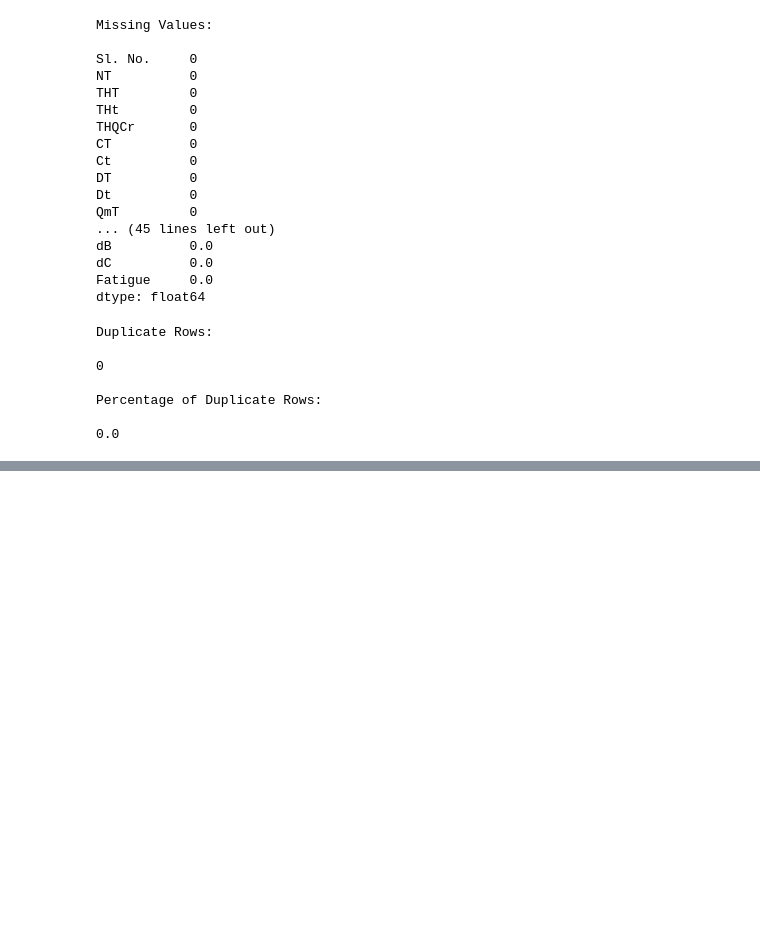
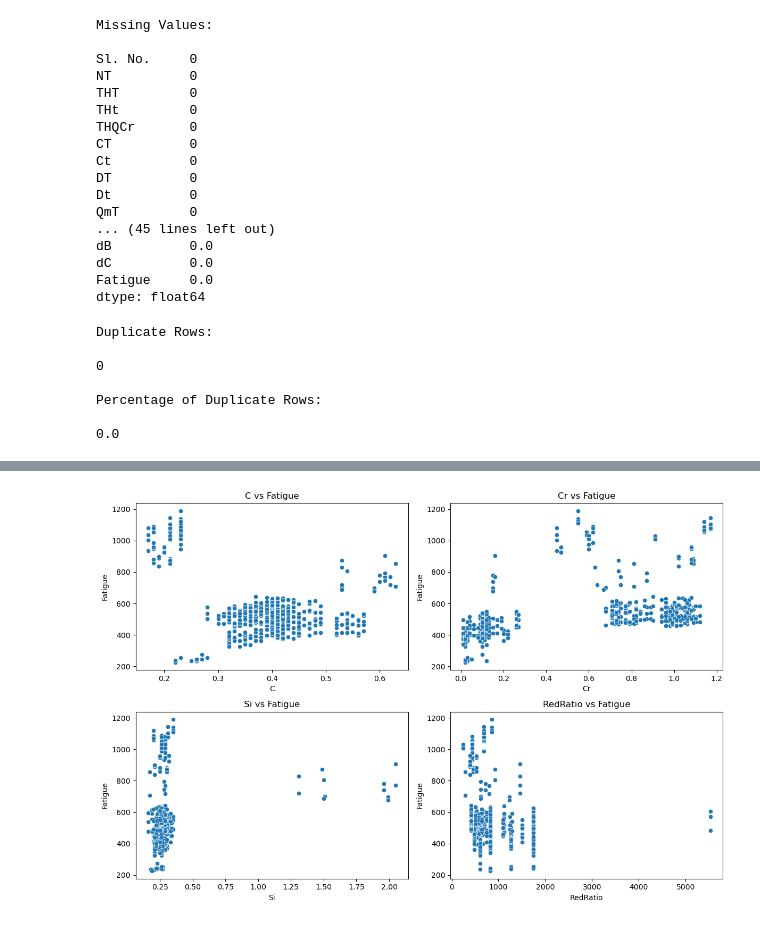
Before and after one commit to ilanrosc/steel-fatigue-prediction, a Jupyter notebook: notebooks/eda.ipynb, the cells around one changed output, grey strips where cells are left out. Cells and saved outputs as stored; diff of their text form; code cells hidden in the pictures; blank space fills up the shorter version.

```diff
--- a/notebooks/eda.ipynb
+++ b/notebooks/eda.ipynb
@@ -94,0 +157,12 @@ max      0.130000    0.050000    0.058000  1190.000000
+# %%
+# Feature Relationships (Scatter Plots)
+feature_pairs = [('C', 'Fatigue'), ('Cr', 'Fatigue'), ('Si', 'Fatigue'), ('RedRatio', 'Fatigue')]
+plt.figure(figsize=(12, 8))
+for i, (x, y) in enumerate(feature_pairs, 1):
+    plt.subplot(2, 2, i)
+    sns.scatterplot(data=df, x=x, y=y)
+    plt.title(f"{x} vs {y}")
+plt.tight_layout()
+plt.show()
+# %% [output]
+[figure, added]
```
Also changed, not shown: parts of 8 cells of this notebook, 2 other files.
